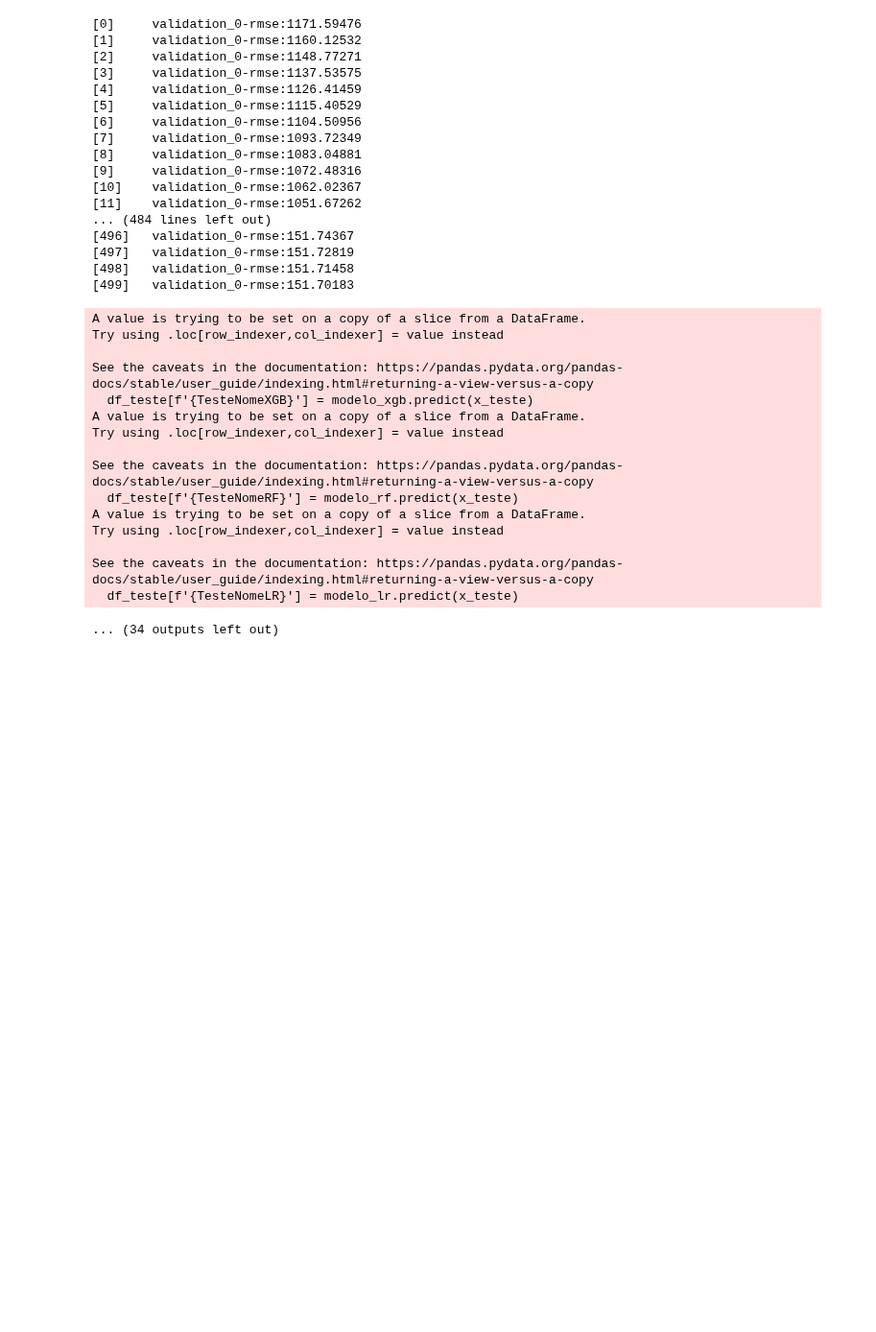
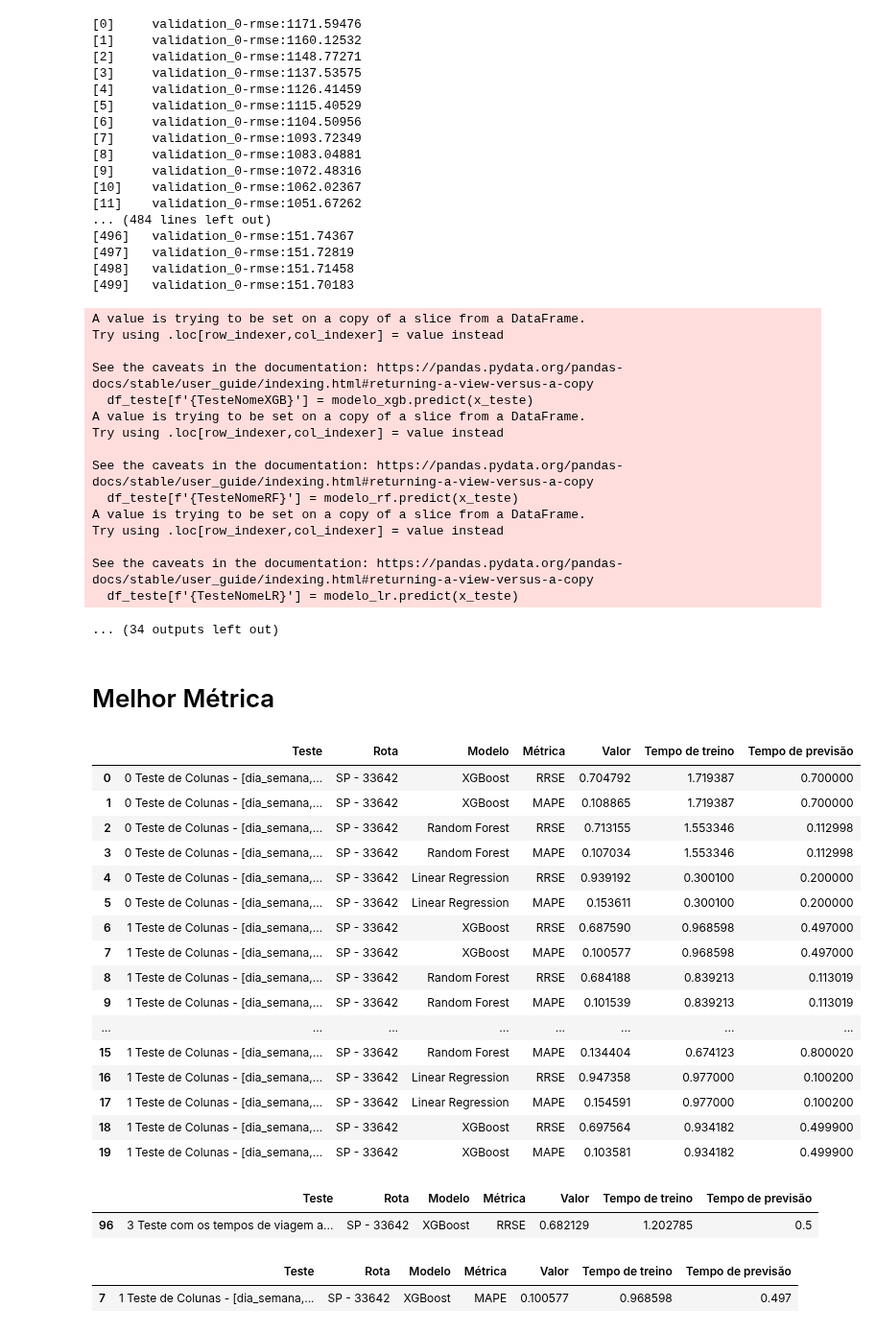
Before and after one commit to LeonardoVillamarin/TCC-Previsor_viagens_onibus, a Jupyter notebook: Final/code.ipynb, the cells around one changed output. Shown at 96% size. Drawn from its saved outputs; the diff is of its cells as text; code cells hidden in the pictures; blank space fills up the shorter version.

```diff
--- a/Final/code.ipynb
+++ b/Final/code.ipynb
@@ -413,3 +413,40 @@ Try using .loc[row_indexer,col_indexer] = value instead
 See the caveats in the documentation: https://pandas.pydata.org/pandas-docs/stable/user_guide/indexing.html#returning-a-view-versus-a-copy
   df_teste[f'{TesteNomeLR}'] = modelo_lr.predict(x_teste)
 ... (34 outputs left out)
+# %% [markdown]
+# Melhor Métrica
+# %%
+df = pd.read_csv('metrics.csv')
+df.head(20)
+# %% [output]
+|  | Teste | Rota | Modelo | Métrica | Valor | Tempo de treino | Tempo de previsão |
+| 0 | 0 Teste de Colunas - [dia_semana,... | SP - 33642 | XGBoost | RRSE | 0.704792 | 1.719387 | 0.700000 |
+| 1 | 0 Teste de Colunas - [dia_semana,... | SP - 33642 | XGBoost | MAPE | 0.108865 | 1.719387 | 0.700000 |
+| 2 | 0 Teste de Colunas - [dia_semana,... | SP - 33642 | Random Forest | RRSE | 0.713155 | 1.553346 | 0.112998 |
+| 3 | 0 Teste de Colunas - [dia_semana,... | SP - 33642 | Random Forest | MAPE | 0.107034 | 1.553346 | 0.112998 |
+| 4 | 0 Teste de Colunas - [dia_semana,... | SP - 33642 | Linear Regression | RRSE | 0.939192 | 0.300100 | 0.200000 |
+| 5 | 0 Teste de Colunas - [dia_semana,... | SP - 33642 | Linear Regression | MAPE | 0.153611 | 0.300100 | 0.200000 |
+| 6 | 1 Teste de Colunas - [dia_semana,... | SP - 33642 | XGBoost | RRSE | 0.687590 | 0.968598 | 0.497000 |
+| 7 | 1 Teste de Colunas - [dia_semana,... | SP - 33642 | XGBoost | MAPE | 0.100577 | 0.968598 | 0.497000 |
+| 8 | 1 Teste de Colunas - [dia_semana,... | SP - 33642 | Random Forest | RRSE | 0.684188 | 0.839213 | 0.113019 |
+| 9 | 1 Teste de Colunas - [dia_semana,... | SP - 33642 | Random Forest | MAPE | 0.101539 | 0.839213 | 0.113019 |
+| ... | ... | ... | ... | ... | ... | ... | ... |
+| 15 | 1 Teste de Colunas - [dia_semana,... | SP - 33642 | Random Forest | MAPE | 0.134404 | 0.674123 | 0.800020 |
+| 16 | 1 Teste de Colunas - [dia_semana,... | SP - 33642 | Linear Regression | RRSE | 0.947358 | 0.977000 | 0.100200 |
+| 17 | 1 Teste de Colunas - [dia_semana,... | SP - 33642 | Linear Regression | MAPE | 0.154591 | 0.977000 | 0.100200 |
+| 18 | 1 Teste de Colunas - [dia_semana,... | SP - 33642 | XGBoost | RRSE | 0.697564 | 0.934182 | 0.499900 |
+| 19 | 1 Teste de Colunas - [dia_semana,... | SP - 33642 | XGBoost | MAPE | 0.103581 | 0.934182 | 0.499900 |
+# %%
+min_a = df.loc[df['Métrica'] == 'RRSE','Valor'].min()
+a = df.loc[df['Valor'] == min_a]
+a
+# %% [output]
+|  | Teste | Rota | Modelo | Métrica | Valor | Tempo de treino | Tempo de previsão |
+| 96 | 3 Teste com os tempos de viagem a... | SP - 33642 | XGBoost | RRSE | 0.682129 | 1.202785 | 0.5 |
+# %%
+min_b = df.loc[df['Métrica'] == 'MAPE','Valor'].min()
+b = df.loc[df['Valor'] == min_b]
+b
+# %% [output]
+|  | Teste | Rota | Modelo | Métrica | Valor | Tempo de treino | Tempo de previsão |
+| 7 | 1 Teste de Colunas - [dia_semana,... | SP - 33642 | XGBoost | MAPE | 0.100577 | 0.968598 | 0.497 |
```
